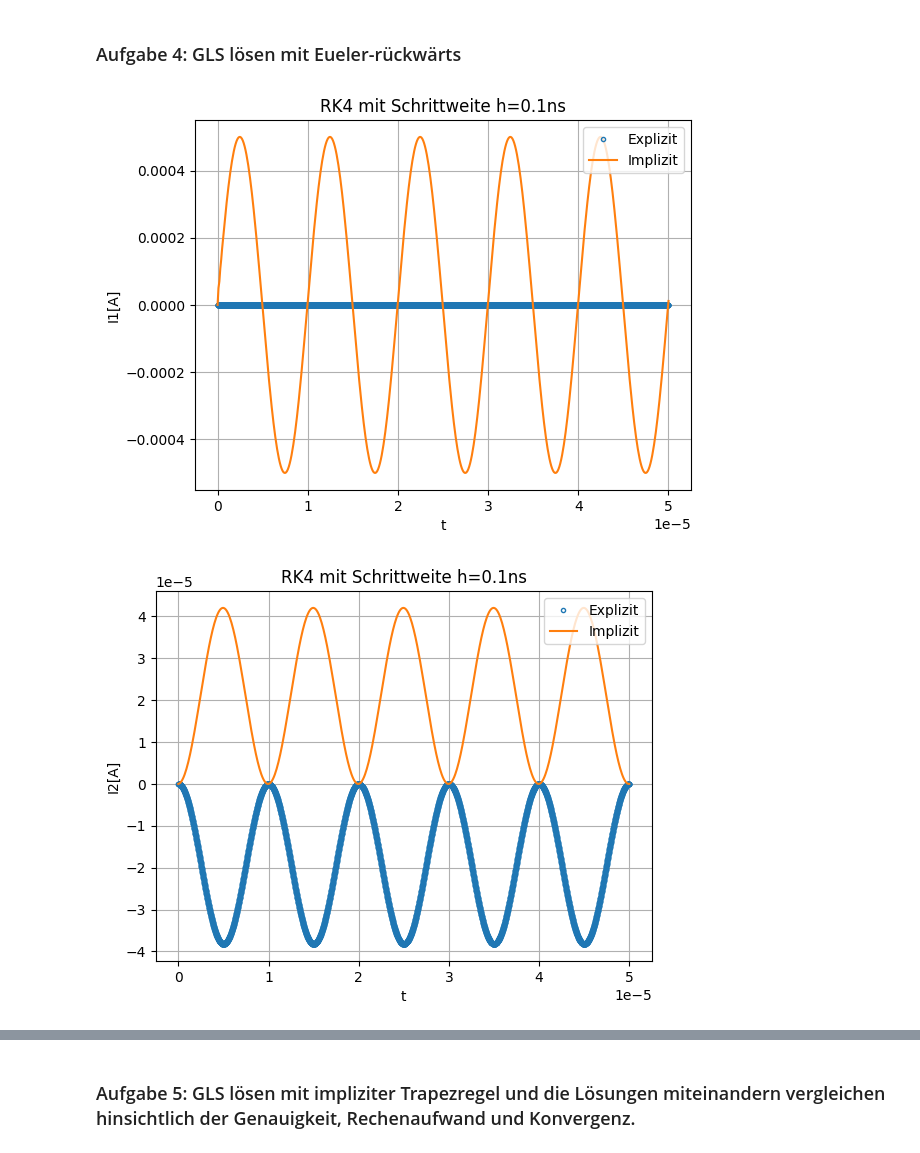
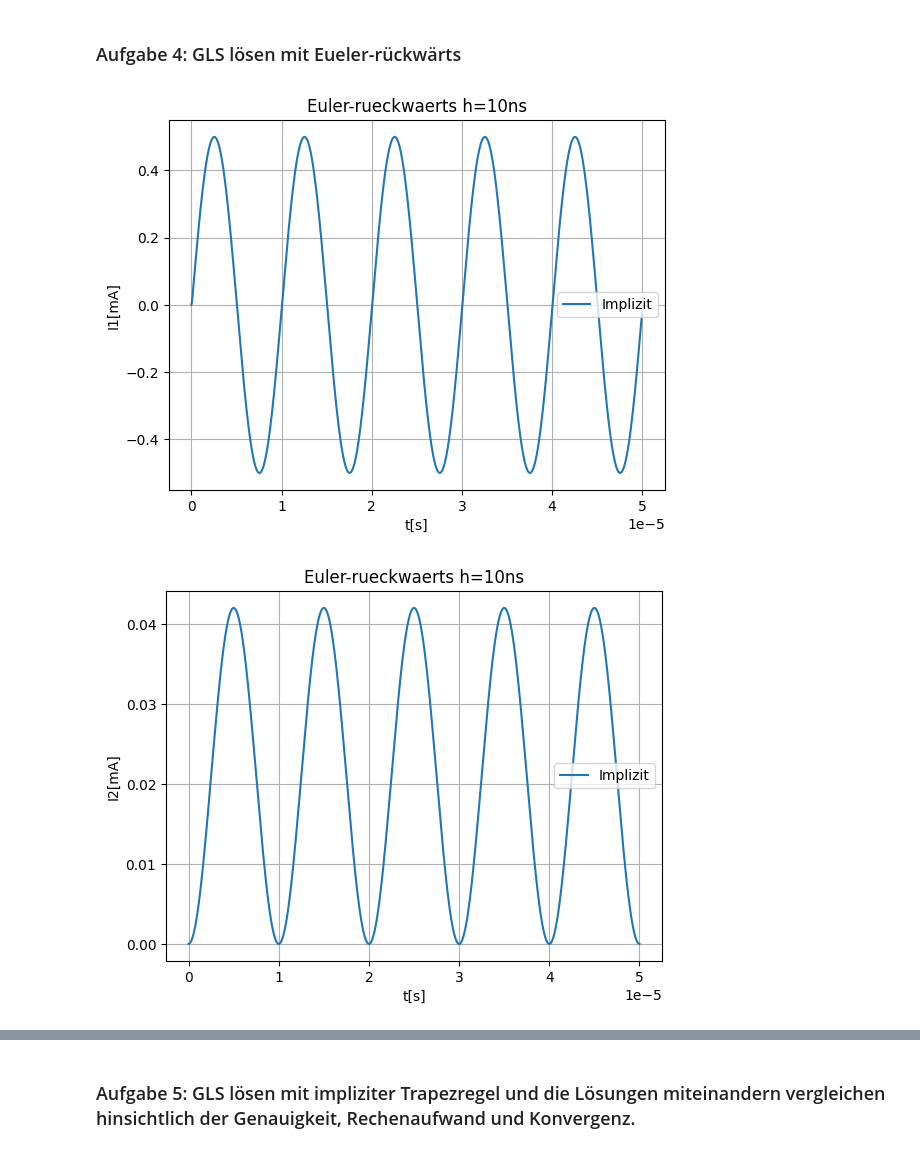
Before and after one commit to hollejon/Numerik, a Jupyter notebook: projekt/transformator.ipynb, the cells around one changed output, grey strips where cells are left out. Saved outputs shown, nothing was run; the diff lists cells and outputs as text; code cells hidden in the pictures.

Commit message:
add plots task 4

```diff
--- a/projekt/transformator.ipynb
+++ b/projekt/transformator.ipynb
@@ -121,7 +120,7 @@ plt.show()
 # %%
 # C | A  =  1 | 1
 #   | B  =    | 1
-def runga_kutta_RK4_2Systeme_implizit(x0, h, tend, f, df, tol):
+def euler_rueckwaerts_2Systeme(x0, h, tend, f, df, tol):
     # x0: Startpunkt
     # X: Endpunkt
     # f: Funktion
@@ -165,45 +164,54 @@ def runga_kutta_RK4_2Systeme_implizit(x0, h, tend, f, df, tol):
 
 def model1(t, x):
     t = t
     x1 = x[0] # I1
     x0 = x[1] # I2
 
-    U0 = 4*np.sin(2*np.pi*f*t)
-    return np.array([(R2*x0*Lps*Ls - R1*x1*(1/Lp)-U0) / (1 - (Lsp*Lps*Ls)),
+    U0 = -4*np.sin(2*np.pi*f*t)
+    return np.array([(R2*x0*Lps/Ls - R1*x1*(1/Lp)-U0/Ls) / (1 - (Lsp*Lps/Ls)),
                       ((R1*x1)-U0)/((Lp/Lsp)-Lps)])
 
 def model1_df(x,y):
     return np.array([[-(R1*1/Lp)/(1-Lps*Lsp*1/Ls),-(R2*1/Ls*Lps)/(1-Lps*Lsp*1/Ls)],
                      [(R1/(Lp/Lsp)-Lps),0]])
 
 
 
 # Anfangswerte, Endzeitpunkt und Schrittweite einstellen
 x0 = (0.0, 0.0)
 tend = 0.00005
 h =    0.00000001
 
-x_imp, t_imp = runga_kutta_RK4_2Systeme_implizit(x0, h, tend, model1, model1_df, 1e-3)
+x_imp, t_imp = euler_rueckwaerts_2Systeme(x0, h, tend, model1, model1_df, 1e-3)
 
 # =================== Plot erstellen ===================
 plt.figure(3)
-plt.plot(t_imp, x_imp[:,0],  '.', label='Explizit', markerfacecolor='none')
-plt.plot(t2, I_x2[:,1],  '-', label='Implizit')
-plt.ylabel('I1[A]')
-plt.xlabel('t')
-plt.title('RK4 mit Schrittweite h=0.1ns')
+#plt.plot(t_imp, x_imp[:,0]*1000,  '.-', label='Explizit', markerfacecolor='none')
+plt.plot(t2, I_x2[:,1]*1000,  '-', label='Implizit')
+plt.ylabel('I1[mA]')
+plt.xlabel('t[s]')
+plt.title('Euler-rueckwaerts h=10ns')
 plt.legend()
 plt.grid(True)
 
 plt.figure(4)
-plt.plot(t_imp, x_imp[:,1],  '.', label='Explizit', markerfacecolor='none')
-plt.plot(t2, I_x2[:,0],  '-', label='Implizit')
-plt.ylabel('I2[A]')
-plt.xlabel('t')
-plt.title('RK4 mit Schrittweite h=0.1ns')
+#plt.plot(t_imp, x_imp[:,1]*1000,  '-', label='Explizit', markerfacecolor='none')
+plt.plot(t2, I_x2[:,0]*1000,  '-', label='Implizit')
+plt.ylabel('I2[mA]')
+plt.xlabel('t[s]')
+plt.title('Euler-rueckwaerts h=10ns')
+plt.legend()
+plt.grid(True)
+
+plt.figure(5)
+plt.plot(t_imp, x_imp[:,0]*1000,  '.-', label='Explizit', markerfacecolor='none')
+plt.plot(t2, I_x2[:,1]*1000,  '-', label='Implizit')
+plt.ylabel('I1[mA]')
+plt.xlabel('t[s]')
+plt.title('Vergleich Euler-Rueckwaerts und Vorwaerts h=10ns')
 plt.legend()
 plt.grid(True)
 plt.show()
 # %% [output]
-[figure, old version]
+[figure, new version]
-[figure, old version]
+[figure, new version]
```
Also changed, not shown: parts of 4 cells of this notebook.
